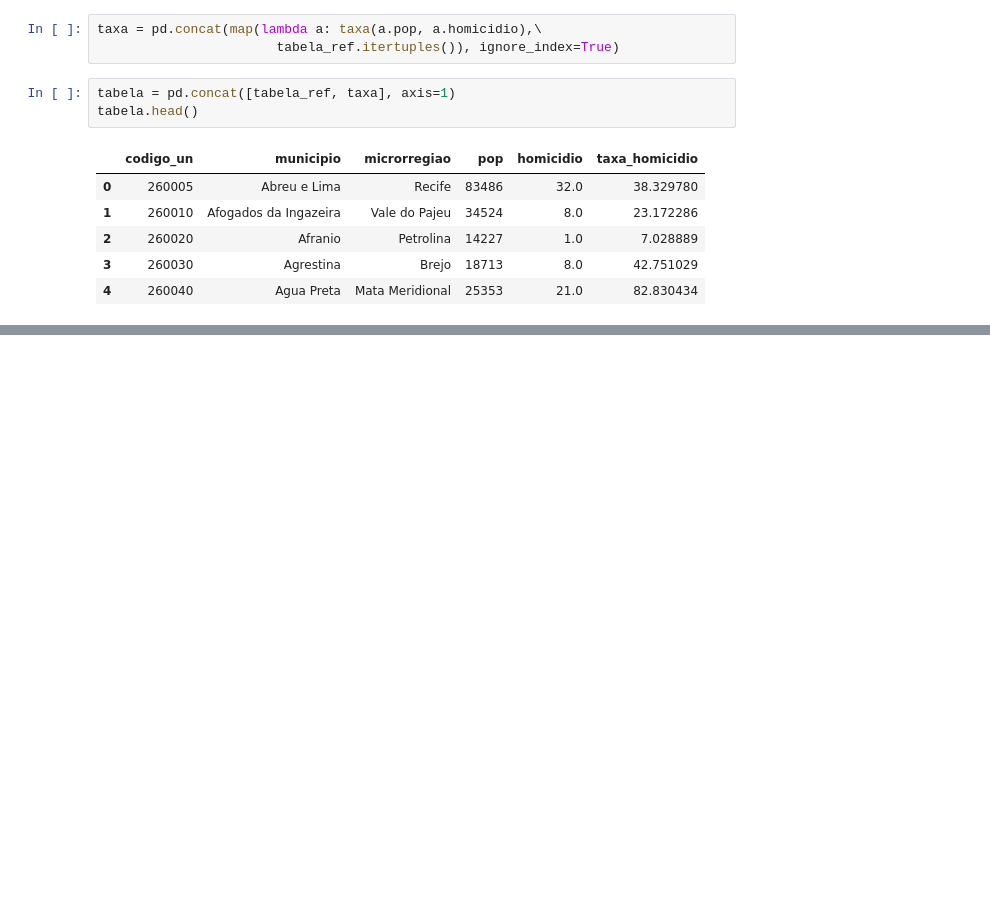
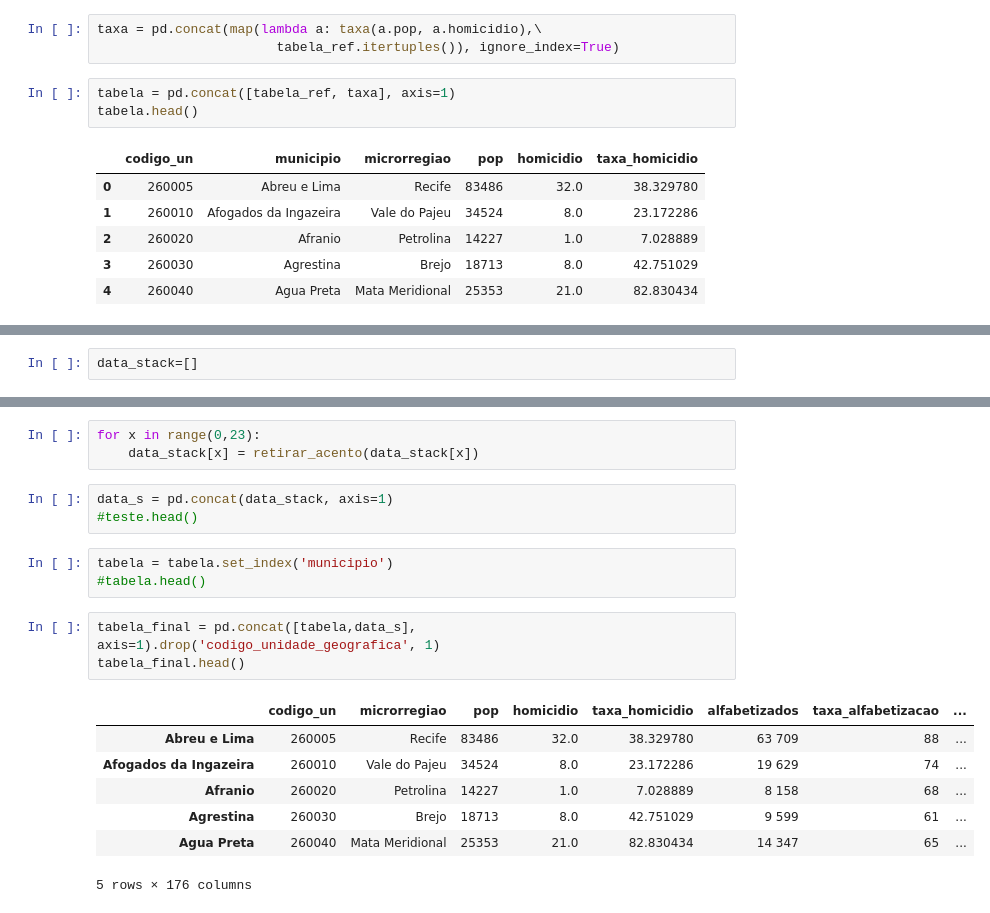
Before and after one commit to if1015-datascience-ufpe/2017-2-projeto-lbs4-eebls-ktcn, a Jupyter notebook: tabela_final.ipynb, the cells around one changed output, grey strips where cells are left out. Cells and saved outputs as stored; diff of their text form; blank space fills up the shorter version.

Commit message:
tabela final done

```diff
--- a/tabela_final.ipynb
+++ b/tabela_final.ipynb
@@ -87,0 +109,2 @@ tabela.head()
+# %%
+data_stack=[]
@@ -87,0 +160,20 @@ tabela.head()
+# %%
+for x in range(0,23):
+    data_stack[x] = retirar_acento(data_stack[x])
+# %%
+data_s = pd.concat(data_stack, axis=1)
+#teste.head()
+# %%
+tabela = tabela.set_index('municipio')
+#tabela.head()
+# %%
+tabela_final = pd.concat([tabela,data_s], axis=1).drop('codigo_unidade_geografica', 1)
+tabela_final.head()
+# %% [output]
+|  | codigo_un | microrregiao | pop | homicidio | taxa_homicidio | alfabetizados | taxa_alfabetizacao | ... |
+| Abreu e Lima | 260005 | Recife | 83486 | 32.0 | 38.329780 | 63 709 | 88 | ... |
+| Afogados da Ingazeira | 260010 | Vale do Pajeu | 34524 | 8.0 | 23.172286 | 19 629 | 74 | ... |
+| Afranio | 260020 | Petrolina | 14227 | 1.0 | 7.028889 | 8 158 | 68 | ... |
+| Agrestina | 260030 | Brejo | 18713 | 8.0 | 42.751029 | 9 599 | 61 | ... |
+| Agua Preta | 260040 | Mata Meridional | 25353 | 21.0 | 82.830434 | 14 347 | 65 | ... |
+5 rows × 176 columns
```
Also changed, not shown: parts of 9 cells of this notebook, 24 other files.
